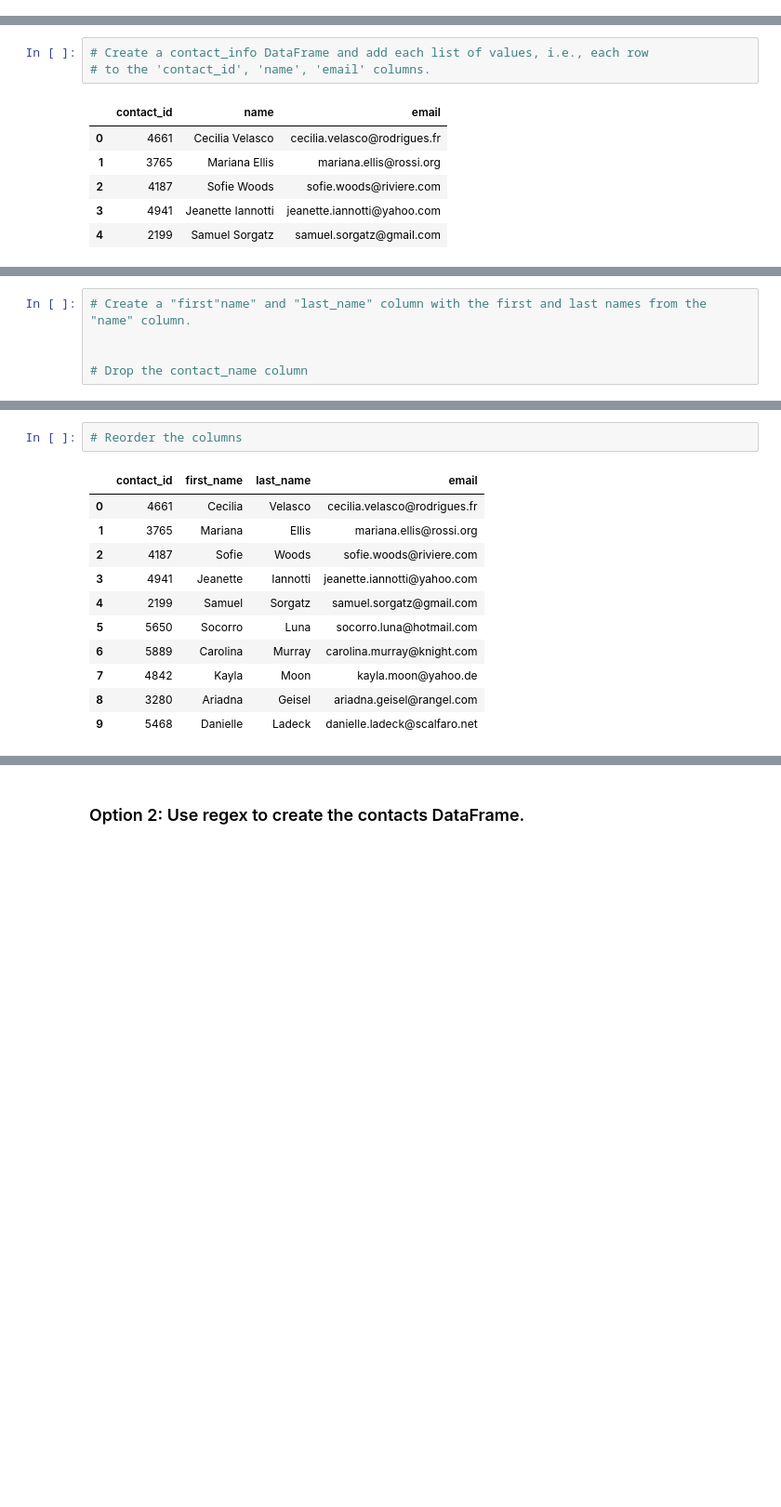
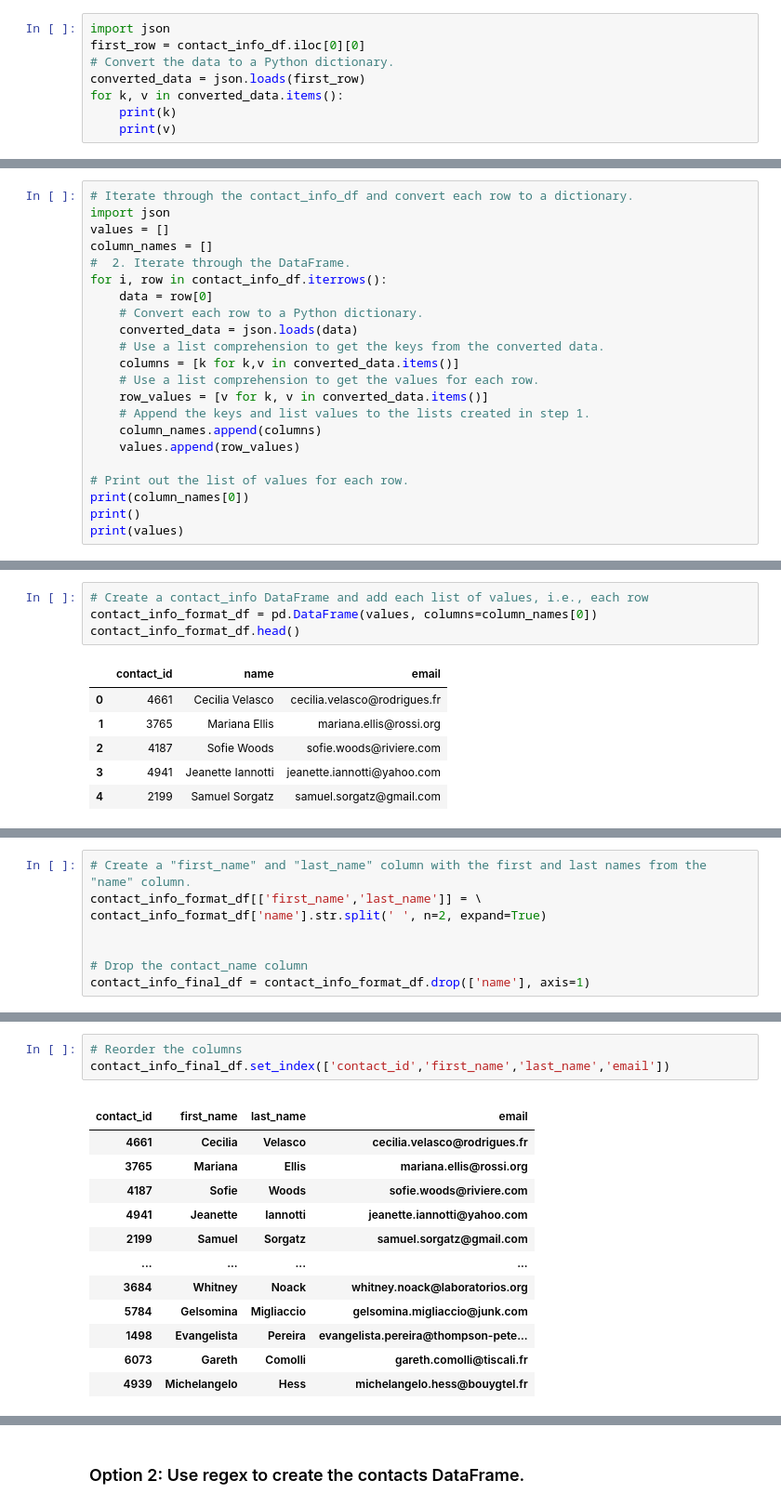
Before and after one commit to KamillaToberia/Crowdfunding_ETL, a Jupyter notebook: ETL_Mini_Project_ktoberia_dburgman.ipynb, the cells around one changed output, grey strips where cells are left out. Shown: that part at 93% size. Drawn from its saved outputs; the diff is of its cells as text; blank space fills up the shorter version.

```diff
--- a/ETL_Mini_Project_ktoberia_dburgman.ipynb
+++ b/ETL_Mini_Project_ktoberia_dburgman.ipynb
@@ -338,0 +343,8 @@ print(dict_values)
+# %%
+import json
+first_row = contact_info_df.iloc[0][0]
+# Convert the data to a Python dictionary.
+converted_data = json.loads(first_row)
+for k, v in converted_data.items():
+    print(k)
+    print(v)
@@ -338,0 +364,22 @@ print(dict_values)
+# %%
+# Iterate through the contact_info_df and convert each row to a dictionary.
+import json
+values = []
+column_names = []
+#  2. Iterate through the DataFrame.
+for i, row in contact_info_df.iterrows():
+    data = row[0]
+    # Convert each row to a Python dictionary.
+    converted_data = json.loads(data)
+    # Use a list comprehension to get the keys from the converted data.
+    columns = [k for k,v in converted_data.items()]
+    # Use a list comprehension to get the values for each row.
+    row_values = [v for k, v in converted_data.items()]
+    # Append the keys and list values to the lists created in step 1.
+    column_names.append(columns)
+    values.append(row_values)
+
+# Print out the list of values for each row.
+print(column_names[0])
+print()
+print(values)
@@ -339,6 +403,7 @@ print(dict_values)
 # %%
 # Create a contact_info DataFrame and add each list of values, i.e., each row
-# to the 'contact_id', 'name', 'email' columns.
+contact_info_format_df = pd.DataFrame(values, columns=column_names[0])
+contact_info_format_df.head()
 # %% [output]
 |  | contact_id | name | email |
 | 0 | 4661 | Cecilia Velasco | cecilia.velasco@rodrigues.fr |
@@ -360,7 +426,10 @@ Data columns (total 3 columns):
 dtypes: int64(1), object(2)
 memory usage: 23.6+ KB
 # %%
-# Create a "first"name" and "last_name" column with the first and last names from the "name" column.
+# Create a "first_name" and "last_name" column with the first and last names from the "name" column.
+contact_info_format_df[['first_name','last_name']] = \
+contact_info_format_df['name'].str.split(' ', n=2, expand=True)
 
 
 # Drop the contact_name column
+contact_info_final_df = contact_info_format_df.drop(['name'], axis=1)
@@ -379,14 +436,17 @@ memory usage: 23.6+ KB
 # %%
 # Reorder the columns
+contact_info_final_df.set_index(['contact_id','first_name','last_name','email'])
 # %% [output]
-|  | contact_id | first_name | last_name | email |
-| 0 | 4661 | Cecilia | Velasco | cecilia.velasco@rodrigues.fr |
-| 1 | 3765 | Mariana | Ellis | mariana.ellis@rossi.org |
-| 2 | 4187 | Sofie | Woods | sofie.woods@riviere.com |
-| 3 | 4941 | Jeanette | Iannotti | jeanette.iannotti@yahoo.com |
-| 4 | 2199 | Samuel | Sorgatz | samuel.sorgatz@gmail.com |
-| 5 | 5650 | Socorro | Luna | socorro.luna@hotmail.com |
-| 6 | 5889 | Carolina | Murray | carolina.murray@knight.com |
-| 7 | 4842 | Kayla | Moon | kayla.moon@yahoo.de |
-| 8 | 3280 | Ariadna | Geisel | ariadna.geisel@rangel.com |
-| 9 | 5468 | Danielle | Ladeck | danielle.ladeck@scalfaro.net |
+|  |  |  |  |
+| contact_id | first_name | last_name | email |
+| 4661 | Cecilia | Velasco | cecilia.velasco@rodrigues.fr |
+| 3765 | Mariana | Ellis | mariana.ellis@rossi.org |
+| 4187 | Sofie | Woods | sofie.woods@riviere.com |
+| 4941 | Jeanette | Iannotti | jeanette.iannotti@yahoo.com |
+| 2199 | Samuel | Sorgatz | samuel.sorgatz@gmail.com |
+| ... | ... | ... | ... |
+| 3684 | Whitney | Noack | whitney.noack@laboratorios.org |
+| 5784 | Gelsomina | Migliaccio | gelsomina.migliaccio@junk.com |
+| 1498 | Evangelista | Pereira | evangelista.pereira@thompson-pete... |
+| 6073 | Gareth | Comolli | gareth.comolli@tiscali.fr |
+| 4939 | Michelangelo | Hess | michelangelo.hess@bouygtel.fr |
```
Also changed, not shown: parts of 12 cells of this notebook, 2 other files.
